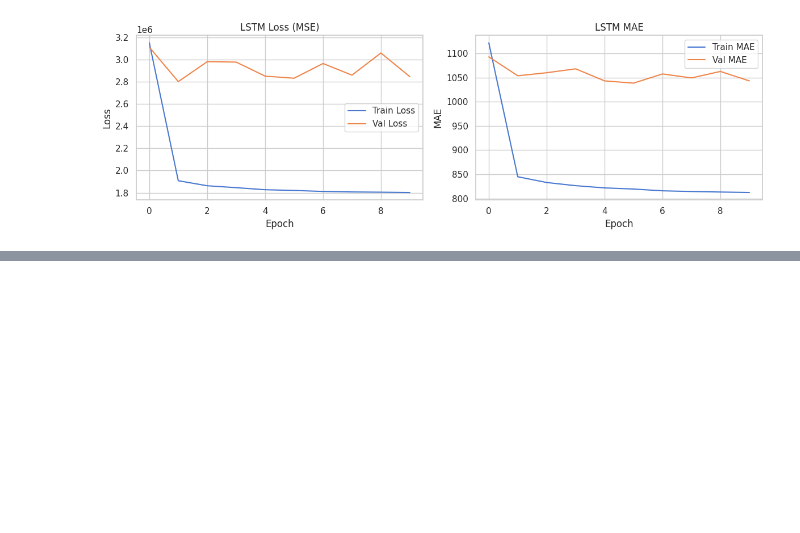
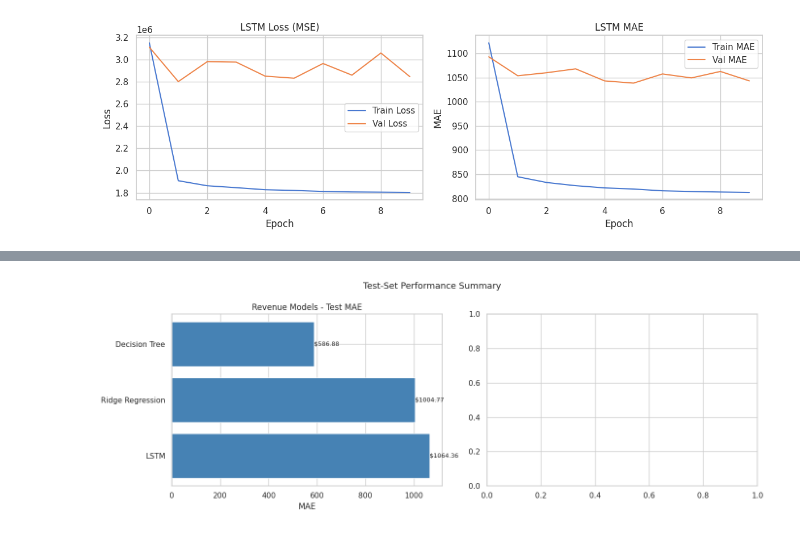
Before and after one commit to kayliehynes1/personal, a Jupyter notebook: RevenueCombined.ipynb, the cells around one changed output, grey strips where cells are left out. Cells and saved outputs as stored; diff of their text form; code cells hidden in the pictures; blank space fills up the shorter version.

```diff
--- a/RevenueCombined.ipynb
+++ b/RevenueCombined.ipynb
@@ -1736,0 +1907,18 @@ if 'y_test_true' in locals():
+# %%
+##Model Comparison Chart
+## ** Add Demand into this cell so we can compare it
+
+fig,axes = plt.subplots(1,2,figsize=(14,5))
+
+axes[0].barh(results_rev['Model'], results_rev['MAE'], color='steelblue')
+axes[0].set_xlabel('MAE')
+axes[0].set_title('Revenue Models - Test MAE') #The lower the better
+axes[0].invert_yaxis()
+for i, v in enumerate (results_rev['MAE']):
+    axes[0].text(v + 0.5, i, f'${v:.2f}', va='center', fontsize=9)
+
+plt.suptitle('Test-Set Performance Summary', fontsize=13)
+plt.tight_layout()
+plt.show()
+# %% [output]
+[figure, added]
```
Also changed, not shown: parts of 6 cells of this notebook.
